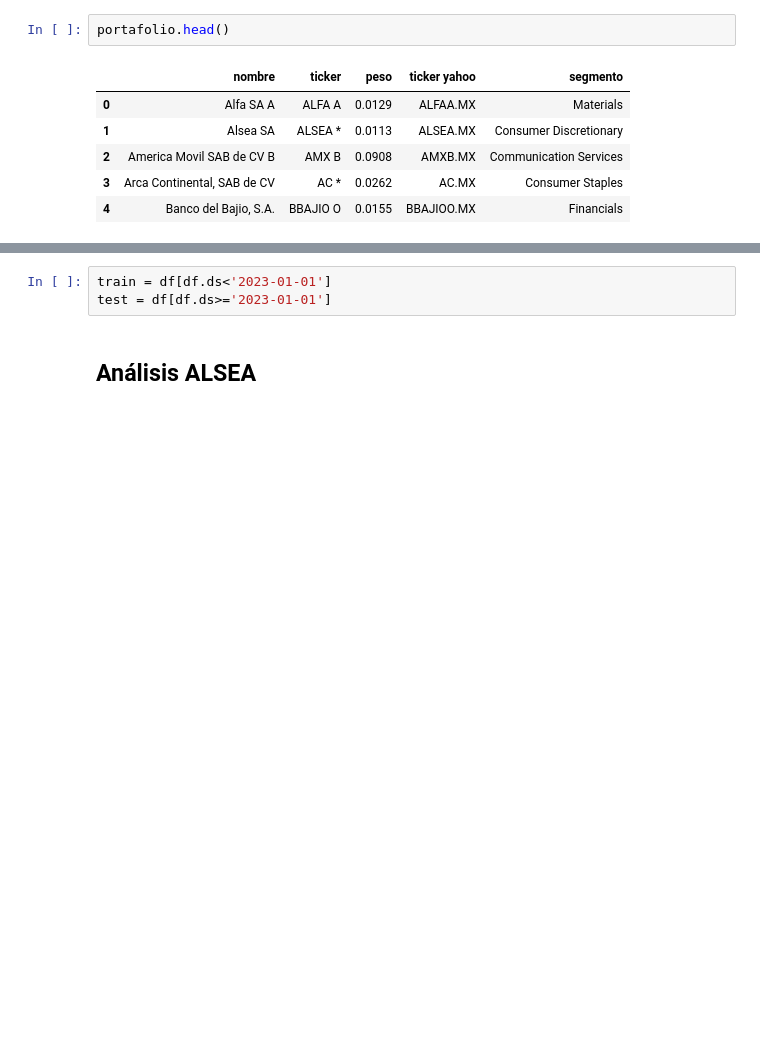
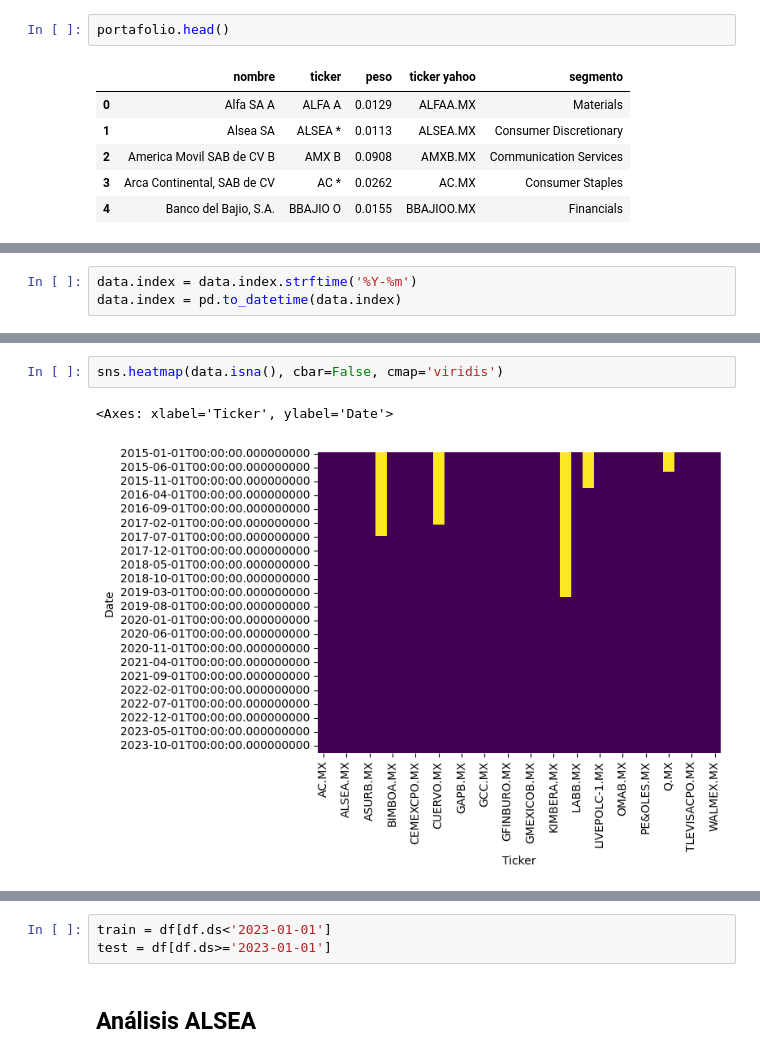
Before and after one commit to daniel-nuno/time_series_O2024_MAF3074N, a Jupyter notebook: arima_ipc.ipynb, the cells around one changed output, grey strips where cells are left out. Drawn from its saved outputs; the diff is of its cells as text; blank space fills up the shorter version.

```diff
--- a/arima_ipc.ipynb
+++ b/arima_ipc.ipynb
@@ -90 +90,4 @@ data.head()
 5 rows × 35 columns
+# %%
+data.index = data.index.strftime('%Y-%m')
+data.index = pd.to_datetime(data.index)
@@ -90,0 +118,5 @@ data.head()
+# %%
+sns.heatmap(data.isna(), cbar=False, cmap='viridis')
+# %% [output]
+<Axes: xlabel='Ticker', ylabel='Date'>
+[figure, added]
```
Also changed, not shown: parts of 9 cells of this notebook.
